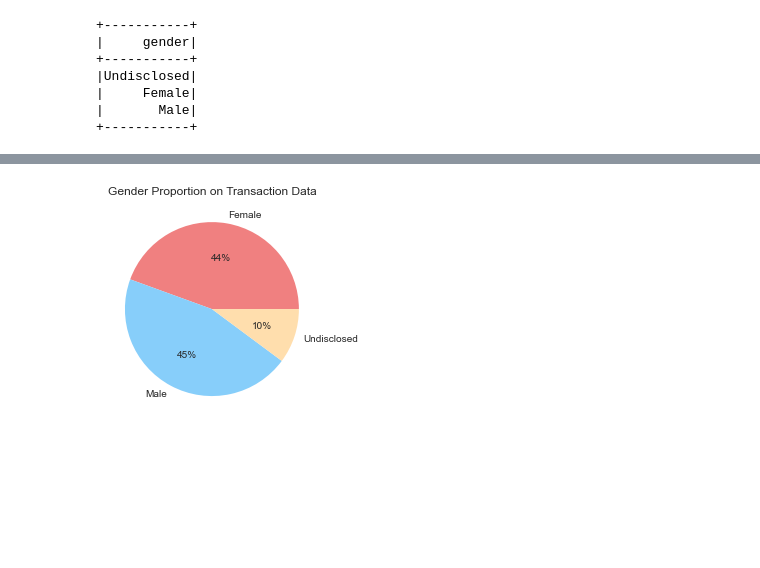
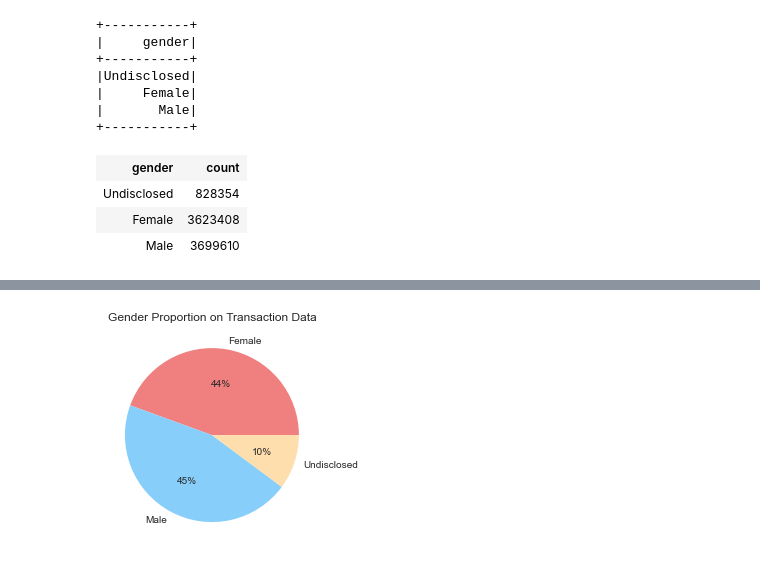
Before and after one commit to MAST30034-Applied-Data-Science/generic-buy-now-pay-later-project-group-11, a Jupyter notebook: notebooks/demographic_analysis.ipynb, the cells around one changed output, grey strips where cells are left out. Saved outputs shown, nothing was run; the diff lists cells and outputs as text; code cells hidden in the pictures; blank space fills up the shorter version.

```diff
--- a/notebooks/demographic_analysis.ipynb
+++ b/notebooks/demographic_analysis.ipynb
@@ -71,5 +70,14 @@ consumer.select('gender').distinct().show()
 |     Female|
 |       Male|
 +-----------+
+# %%
+# Count the proportion on each of the distinct values in 'gender' (on percentage)
+consumer_trx2 = consumer_trx.groupby('gender').count()
+consumer_trx2
+# %% [output]
+| gender | count |
+| Undisclosed | 828354 |
+| Female | 3623408 |
+| Male | 3699610 |
 # %%
 # Count the proportion on each of the distinct values in 'gender' (on percentage)
```
Also changed, not shown: parts of 22 cells of this notebook.
